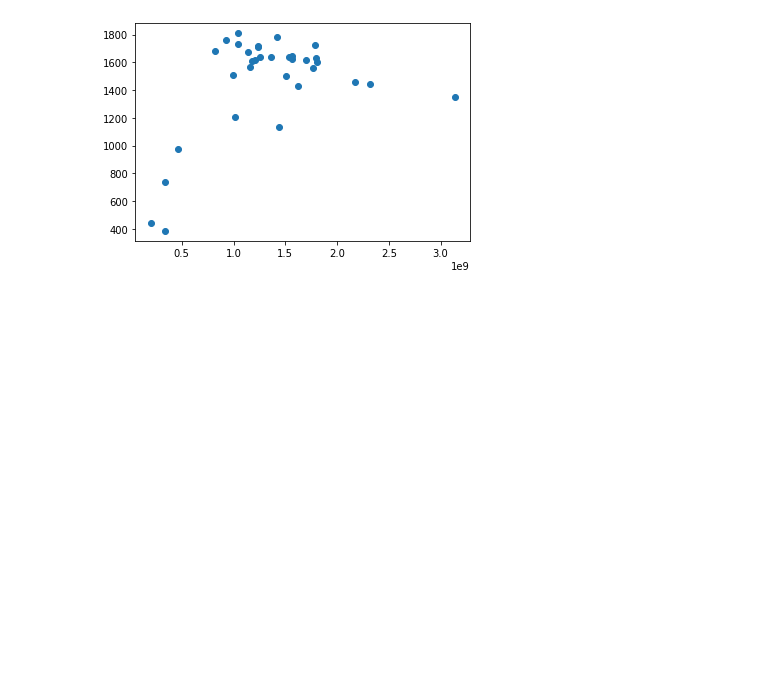
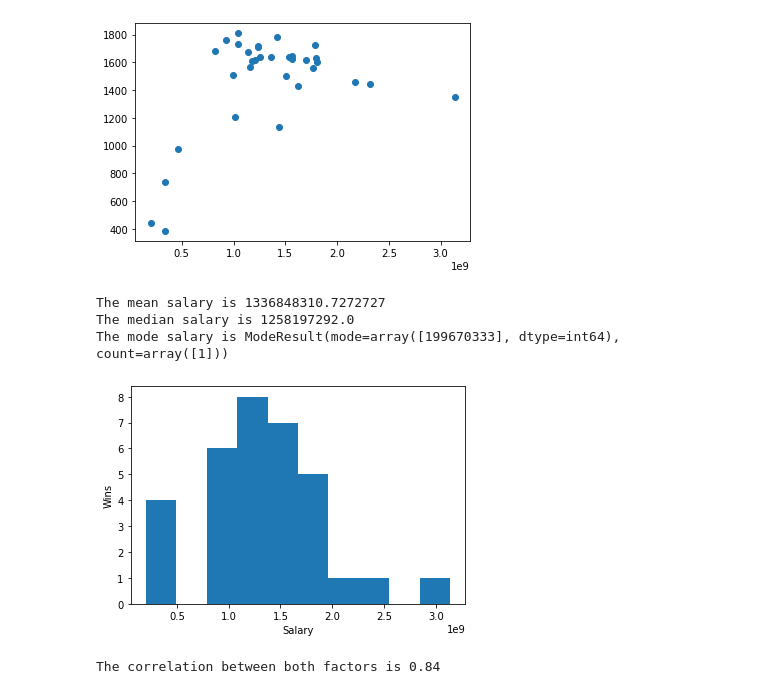
Before and after one commit to Lanpham0110/Project-1, a Jupyter notebook: MLB Data.ipynb, the cells around one changed output. Drawn from its saved outputs; the diff is of its cells as text; code cells hidden in the pictures; blank space fills up the shorter version.

Commit message:
done with graphs

```diff
--- a/MLB Data.ipynb
+++ b/MLB Data.ipynb
@@ -212,3 +216,36 @@ plt.scatter(merge_df["Salary"],merge_df["Losses"])
 plt.scatter;
 # %% [output]
 [figure]
+# %%
+# Demonstrate calculating measures of central tendency
+salaries = merge_df['Salary']
+
+mean_numpy = np.mean(salaries)
+print(f"The mean salary is {mean_numpy}")
+
+median_numpy = np.median(salaries)
+print(f"The median salary is {median_numpy}")
+
+mode_scipy = sts.mode(salaries)
+print(f"The mode salary is {mode_scipy}")
+# %% [output]
+The mean salary is 1336848310.7272727
+The median salary is 1258197292.0
+The mode salary is ModeResult(mode=array([199670333], dtype=int64), count=array([1]))
+# %%
+# Characterize the data set using matplotlib and stats.normaltest
+plt.hist(salaries)
+plt.xlabel('Salary')
+plt.ylabel('Wins')
+plt.show()
+# %% [output]
+[figure, added]
+# %%
+# The next example will compute the Pearson correlation coefficient between "Salary" and "Wins"
+wins_1 = merge_df.iloc[:,2]
+#losses_1 = merge_df.iloc[:,3]
+salaries_1 = merge_df.iloc[:,1]
+correlation = st.pearsonr(wins_1, salaries_1)
+print(f"The correlation between both factors is {round(correlation[0],2)}")
+# %% [output]
+The correlation between both factors is 0.84
```
Also changed, not shown: parts of 4 cells of this notebook, 1 other file.
